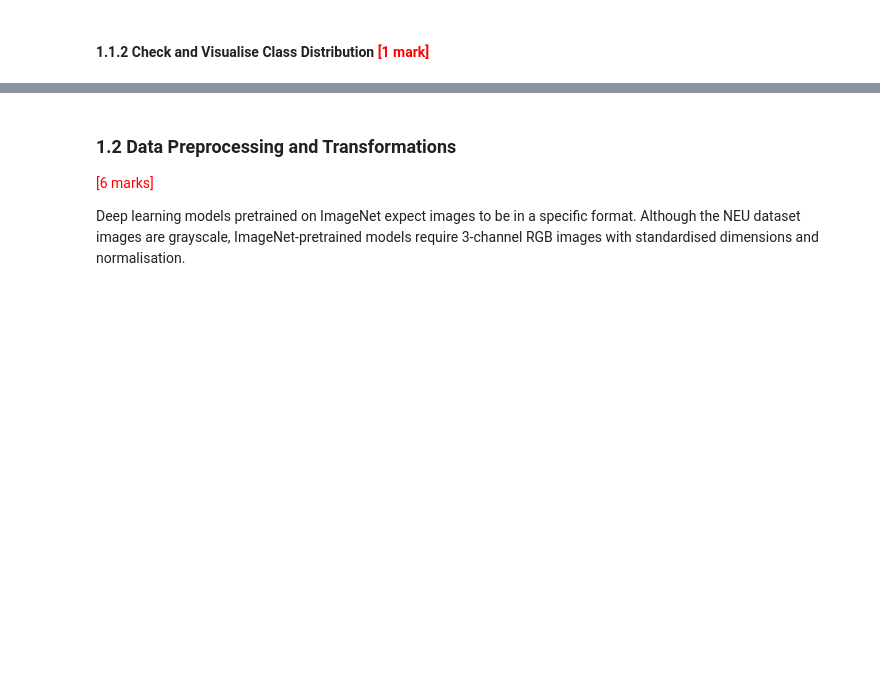
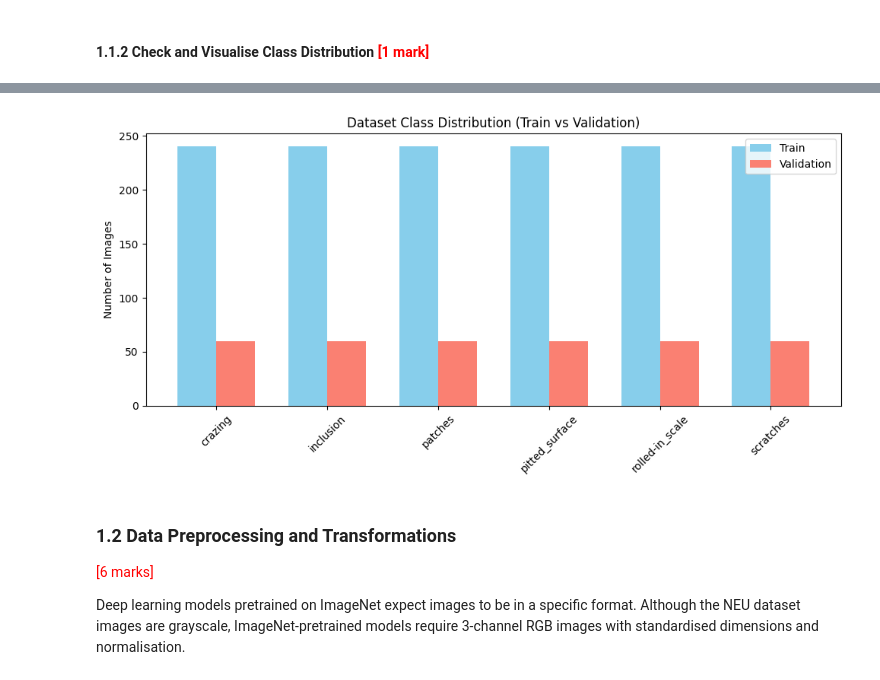
Before and after one commit to shaloy-lewis/surface-defect-classification, a Jupyter notebook: Transfer_Learning_Surface_Defect_Shaloy_Lewis.ipynb, the cells around one changed output, grey strips where cells are left out. Saved outputs shown, nothing was run; the diff lists cells and outputs as text; code cells hidden in the pictures; blank space fills up the shorter version.

```diff
--- a/Transfer_Learning_Surface_Defect_Shaloy_Lewis.ipynb
+++ b/Transfer_Learning_Surface_Defect_Shaloy_Lewis.ipynb
@@ -133,0 +190,14 @@ This approach reduces manual labeling effort and ensures consistency between dir
+# %%
+# Dataset Class Distribution
+from collections import Counter
+
+train_counts = Counter([label for _, label in train_dataset.samples])
+val_counts = Counter([label for _, label in val_dataset.samples])
+
+print("Training set class distribution:")
+for idx, count in train_counts.items():
+    print(f"  {train_dataset.classes[idx]}: {count} images")
+
+print("\nValidation set class distribution:")
+for idx, count in val_counts.items():
+    print(f"  {val_dataset.classes[idx]}: {count} images")
@@ -134,3 +220,28 @@ This approach reduces manual labeling effort and ensures consistency between dir
+# %%
+# Visualise class distribution
+import matplotlib.pyplot as plt
+
+classes = train_dataset.classes
+train_values = [train_counts[train_dataset.class_to_idx[c]] for c in classes]
+val_values = [val_counts[val_dataset.class_to_idx[c]] for c in classes]
+
+x = np.arange(len(classes))
+width = 0.35
+
+fig, ax = plt.subplots(figsize=(10, 5))
+rects1 = ax.bar(x - width/2, train_values, width, label='Train', color='skyblue')
+rects2 = ax.bar(x + width/2, val_values, width, label='Validation', color='salmon')
+
+ax.set_ylabel('Number of Images')
+ax.set_title('Dataset Class Distribution (Train vs Validation)')
+ax.set_xticks(x)
+ax.set_xticklabels(classes, rotation=45)
+ax.legend()
+
+fig.tight_layout()
+plt.show()
+# %% [output]
+[figure, added]
 # %% [markdown]
 ### 1.2 Data Preprocessing and Transformations
 
```
Also changed, not shown: parts of 33 cells of this notebook.
